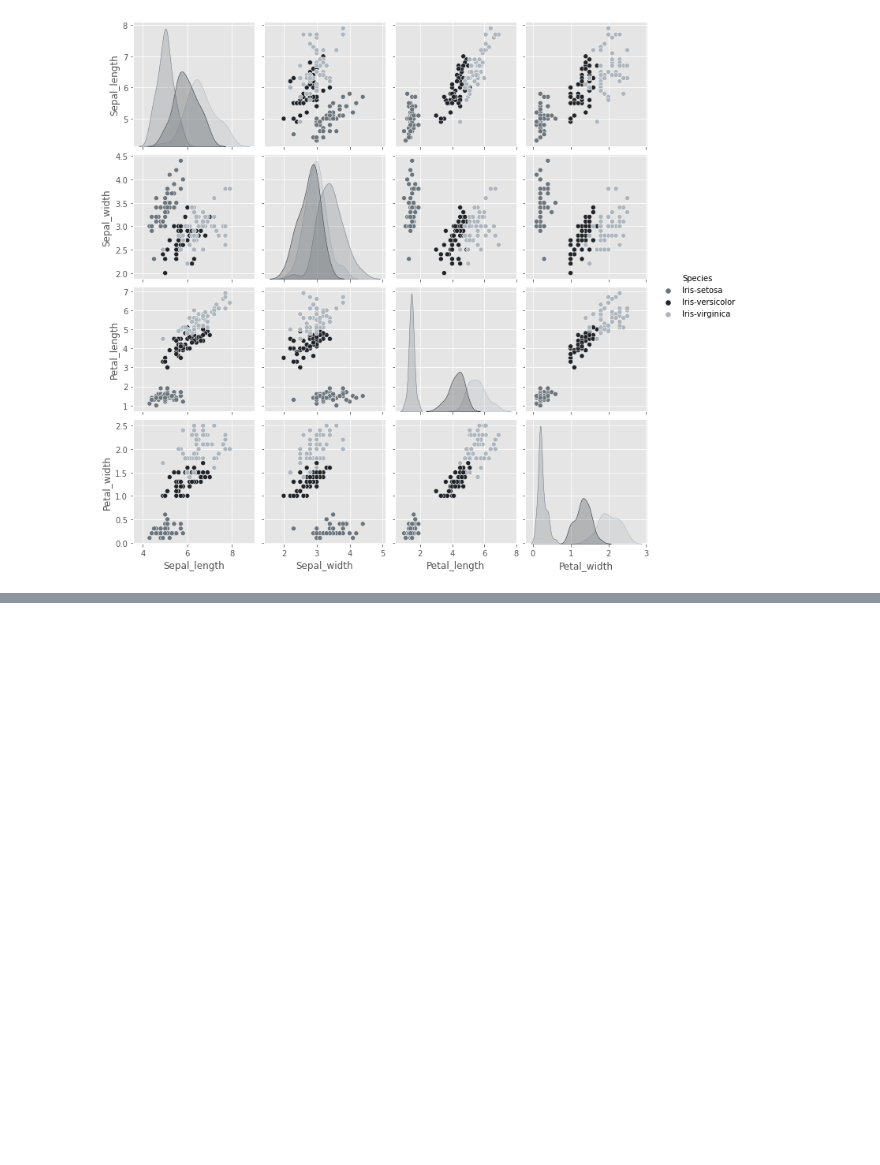
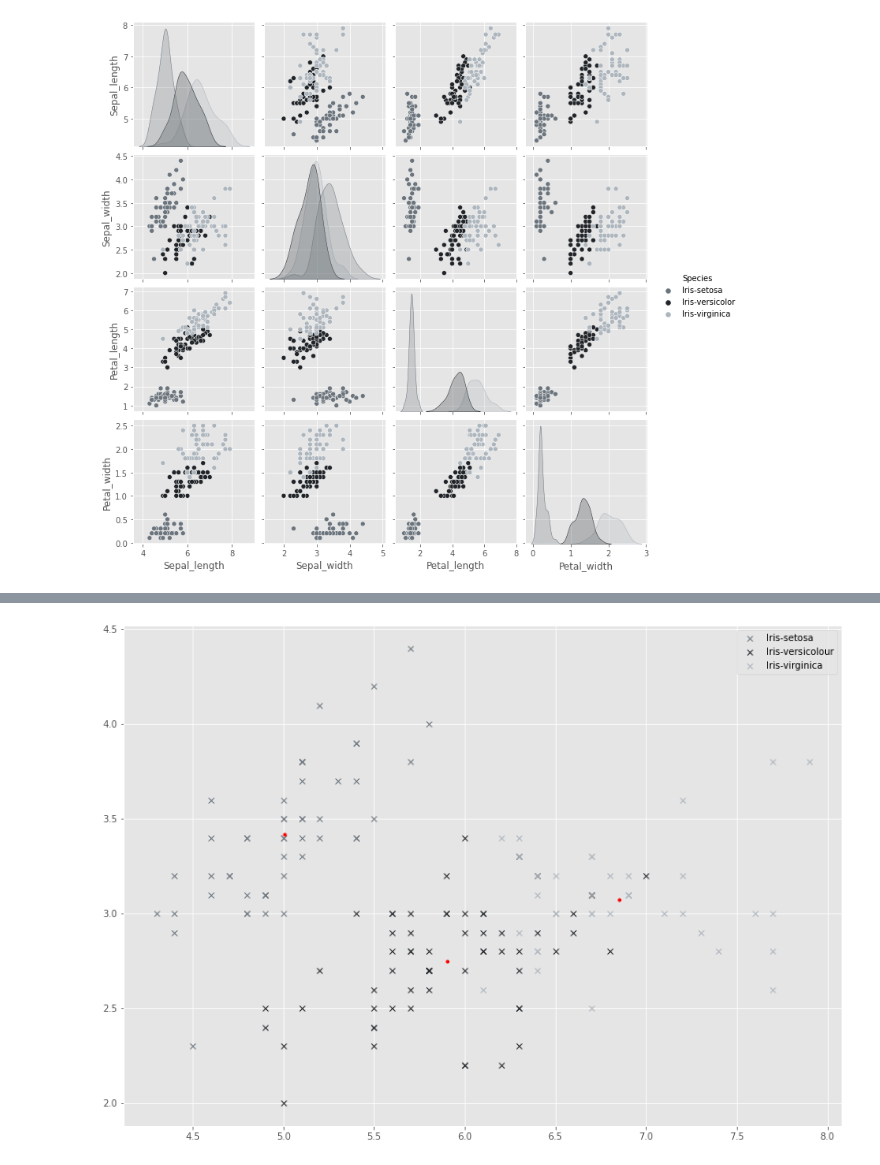
Before and after one commit to mizydorek/Machine-Learning-Tasks-2020, a Jupyter notebook: tasks.ipynb, the cells around one changed output, grey strips where cells are left out. Saved outputs shown, nothing was run; the diff lists cells and outputs as text; code cells hidden in the pictures; blank space fills up the shorter version.

```diff
--- a/tasks.ipynb
+++ b/tasks.ipynb
@@ -471,0 +531,11 @@ sns.pairplot(data=df, hue="Species");
+# %%
+# Mark the centroids of clusters on the plot
+centroid = kmeans.cluster_centers_
+plt.plot(centroid[:,0], centroid[:,1], 'r.');
+
+plt.plot(x[kmeans.labels_ == 1][:,0], x[kmeans.labels_ == 1][:,1], 'x', label = 'Iris-setosa');
+plt.plot(x[kmeans.labels_ == 2][:,0], x[kmeans.labels_ == 2][:,1], 'x', label = 'Iris-versicolour');
+plt.plot(x[kmeans.labels_ == 0][:,0], x[kmeans.labels_ == 0][:,1], 'x', label = 'Iris-virginica');
+plt.legend();
+# %% [output]
+[figure, added]
```
Also changed, not shown: parts of 8 cells of this notebook.
